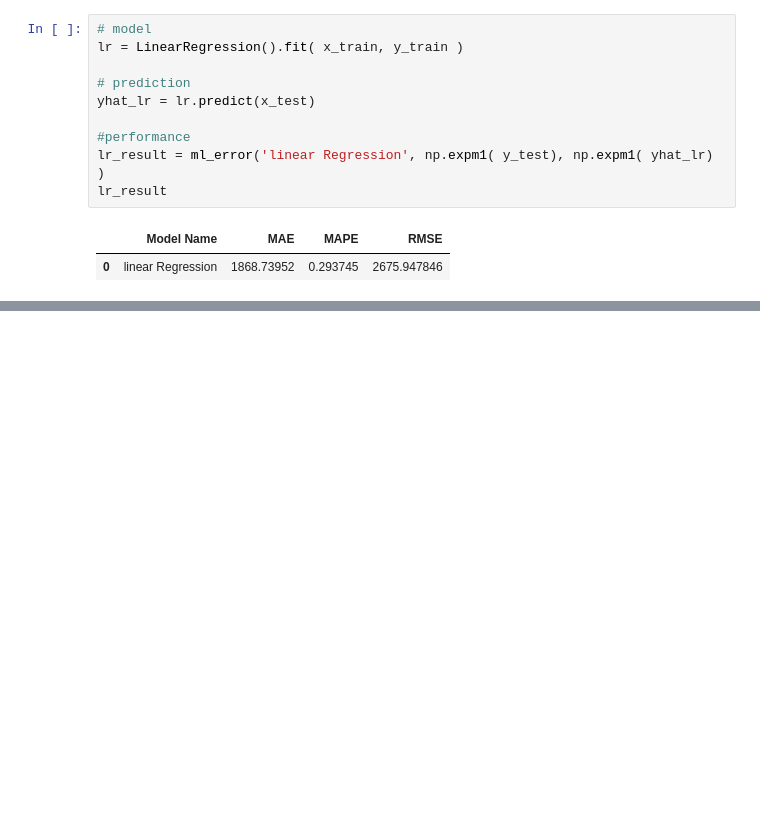
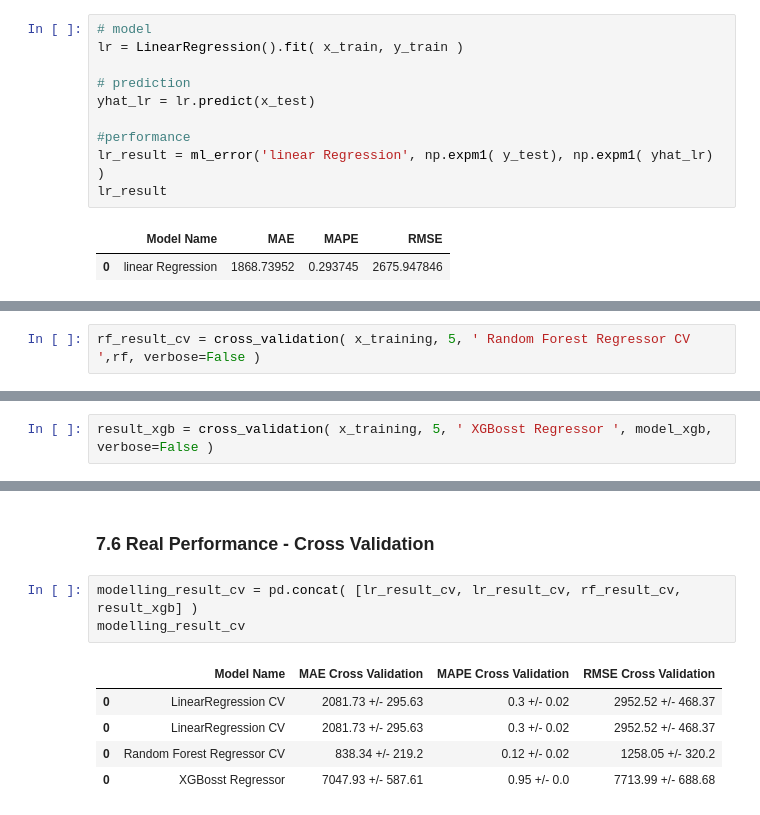
Before and after one commit to JonysArcanjo/Projeto-ROSSMANN-Store-Sales, a Jupyter notebook: m07_v01_store_sales_prediction.ipynb, the cells around one changed output, grey strips where cells are left out. Saved outputs shown, nothing was run; the diff lists cells and outputs as text; blank space fills up the shorter version.

```diff
--- a/m07_v01_store_sales_prediction.ipynb
+++ b/m07_v01_store_sales_prediction.ipynb
@@ -1170,0 +1199,2 @@ lrr_result
+# %%
+rf_result_cv = cross_validation( x_training, 5, ' Random Forest Regressor CV ',rf, verbose=False )
@@ -1170,0 +1235,2 @@ lrr_result
+# %%
+result_xgb = cross_validation( x_training, 5, ' XGBosst Regressor ', model_xgb, verbose=False )
@@ -1170,0 +1285,11 @@ lrr_result
+# %% [markdown]
+### 7.6 Real Performance - Cross Validation
+# %%
+modelling_result_cv = pd.concat( [lr_result_cv, lr_result_cv, rf_result_cv, result_xgb] )
+modelling_result_cv
+# %% [output]
+|  | Model Name | MAE Cross Validation | MAPE Cross Validation | RMSE Cross Validation |
+| 0 | LinearRegression CV | 2081.73 +/- 295.63 | 0.3 +/- 0.02 | 2952.52 +/- 468.37 |
+| 0 | LinearRegression CV | 2081.73 +/- 295.63 | 0.3 +/- 0.02 | 2952.52 +/- 468.37 |
+| 0 | Random Forest Regressor CV | 838.34 +/- 219.2 | 0.12 +/- 0.02 | 1258.05 +/- 320.2 |
+| 0 | XGBosst Regressor | 7047.93 +/- 587.61 | 0.95 +/- 0.0 | 7713.99 +/- 688.68 |
```
Also changed, not shown: parts of 38 cells of this notebook.
